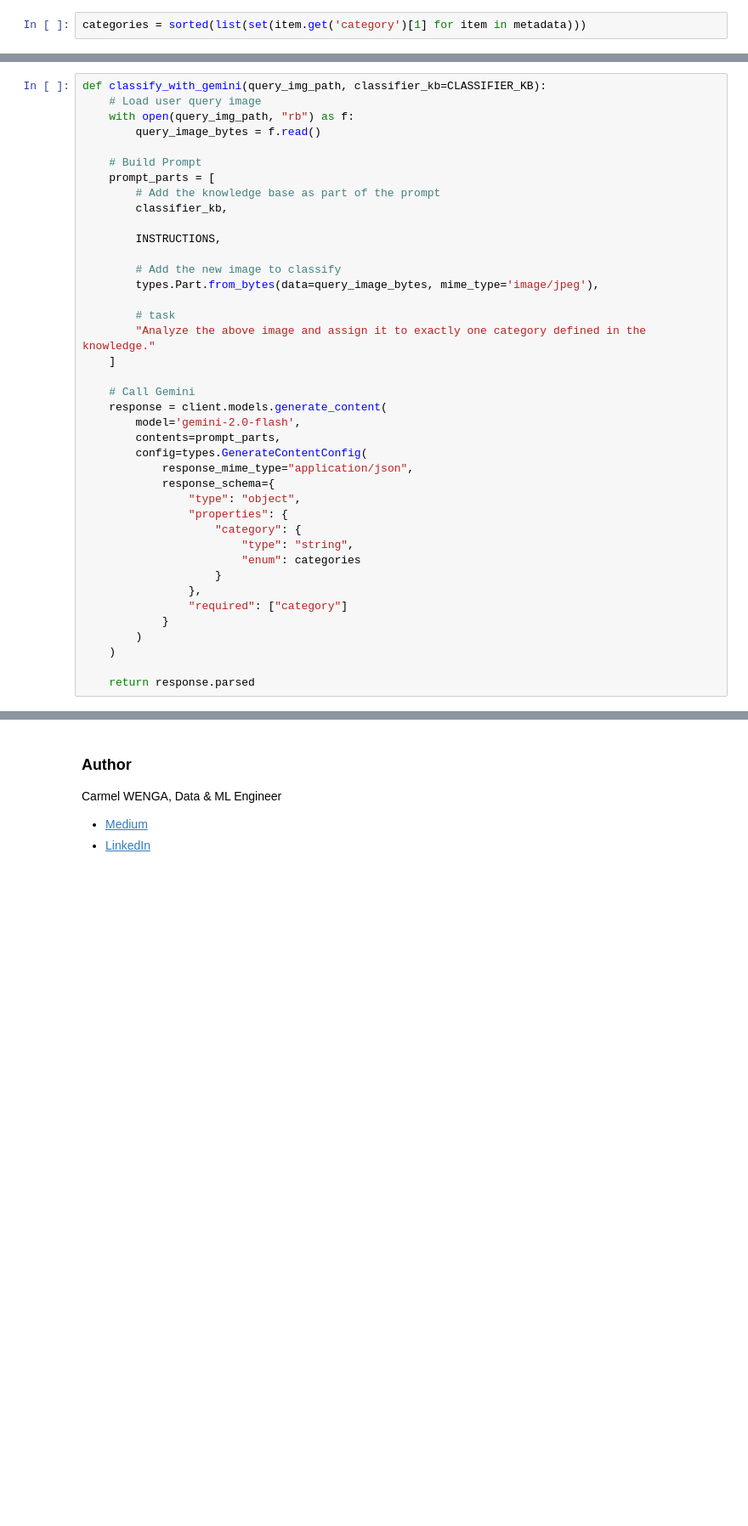
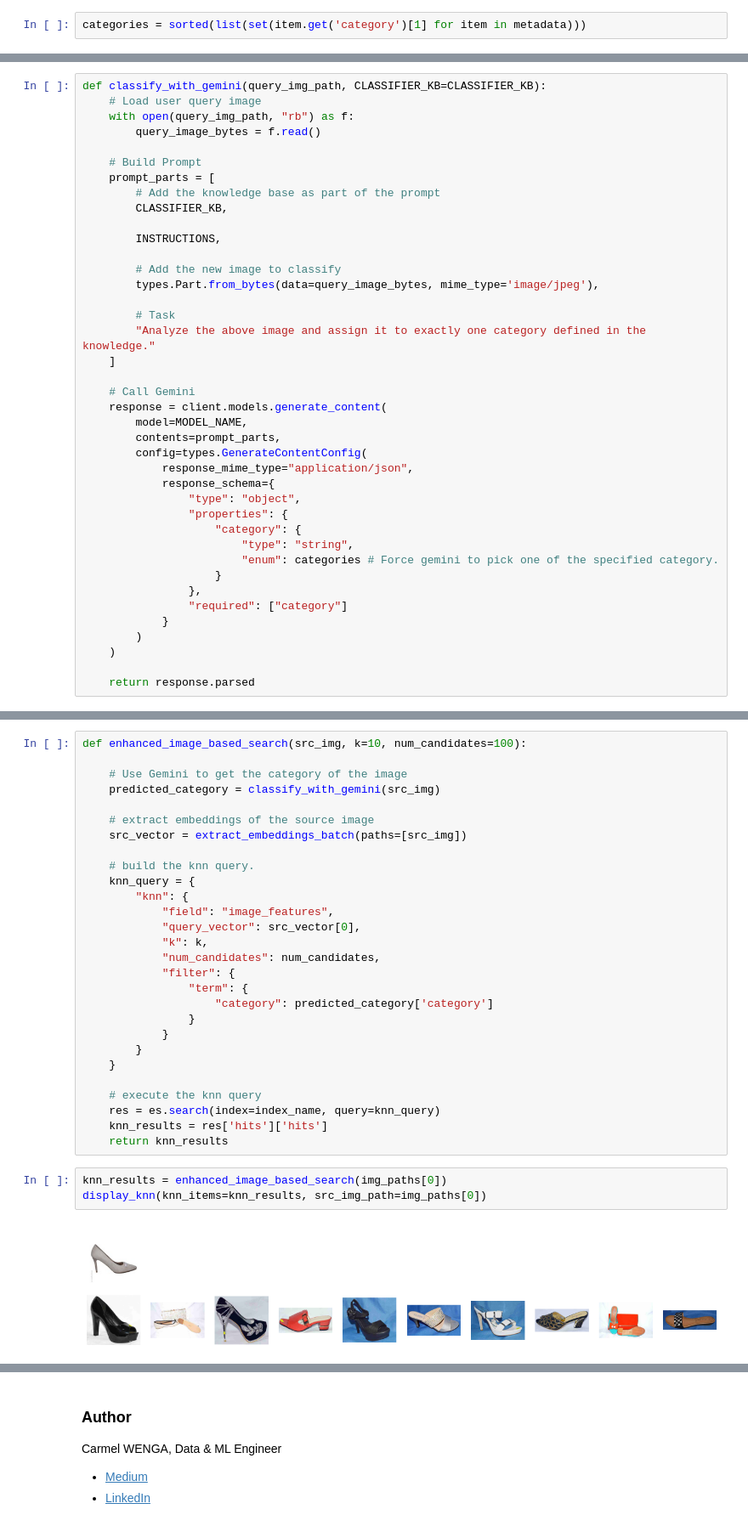
Before and after one commit to carmel-wenga/Image-Based-Recommendation-System, a Jupyter notebook: 02 - ResNet and Elasticsearch/src/IBRS and Search Engine.ipynb, the cells around one changed output, grey strips where cells are left out. Shown at 85% size. Saved outputs shown, nothing was run; the diff lists cells and outputs as text; blank space fills up the shorter version.

Commit message:
enhance search results with image classification with gemini api

```diff
--- a/02 - ResNet and Elasticsearch/src/IBRS and Search Engine.ipynb
+++ b/02 - ResNet and Elasticsearch/src/IBRS and Search Engine.ipynb
@@ -498,5 +513,5 @@ Your Goal is to classifier each provided image to exactly one category defined i
 # %%
-def classify_with_gemini(query_img_path, classifier_kb=CLASSIFIER_KB):
+def classify_with_gemini(query_img_path, CLASSIFIER_KB=CLASSIFIER_KB):
     # Load user query image
     with open(query_img_path, "rb") as f:
         query_image_bytes = f.read()
@@ -504,20 +519,20 @@ def classify_with_gemini(query_img_path, classifier_kb=CLASSIFIER_KB):
     # Build Prompt
     prompt_parts = [
         # Add the knowledge base as part of the prompt
-        classifier_kb,
+        CLASSIFIER_KB,
 
         INSTRUCTIONS,
 
         # Add the new image to classify
         types.Part.from_bytes(data=query_image_bytes, mime_type='image/jpeg'),
 
-        # task
+        # Task
         "Analyze the above image and assign it to exactly one category defined in the knowledge."
     ]
 
     # Call Gemini
     response = client.models.generate_content(
-        model='gemini-2.0-flash',
+        model=MODEL_NAME,
         contents=prompt_parts,
         config=types.GenerateContentConfig(
             response_mime_type="application/json",
@@ -526,7 +541,7 @@ def classify_with_gemini(query_img_path, classifier_kb=CLASSIFIER_KB):
                 "properties": {
                     "category": {
                         "type": "string",
-                        "enum": categories
+                        "enum": categories # Force gemini to pick one of the specified category.
                     }
                 },
                 "required": ["category"]
@@ -541,0 +569,33 @@ classify_with_pdf(img_paths[0], pdf_ref)
+# %%
+def enhanced_image_based_search(src_img, k=10, num_candidates=100):
+
+    # Use Gemini to get the category of the image
+    predicted_category = classify_with_gemini(src_img)
+
+    # extract embeddings of the source image
+    src_vector = extract_embeddings_batch(paths=[src_img])
+
+    # build the knn query.
+    knn_query = {
+        "knn": {
+            "field": "image_features",
+            "query_vector": src_vector[0],
+            "k": k,
+            "num_candidates": num_candidates,
+            "filter": {
+                "term": {
+                    "category": predicted_category['category']
+                }
+            }
+        }
+    }
+
+    # execute the knn query
+    res = es.search(index=index_name, query=knn_query)
+    knn_results = res['hits']['hits']
+    return knn_results
+# %%
+knn_results = enhanced_image_based_search(img_paths[0])
+display_knn(knn_items=knn_results, src_img_path=img_paths[0])
+# %% [output]
+[figure, added]
```
Also changed, not shown: parts of 17 cells of this notebook, 2 other files.
